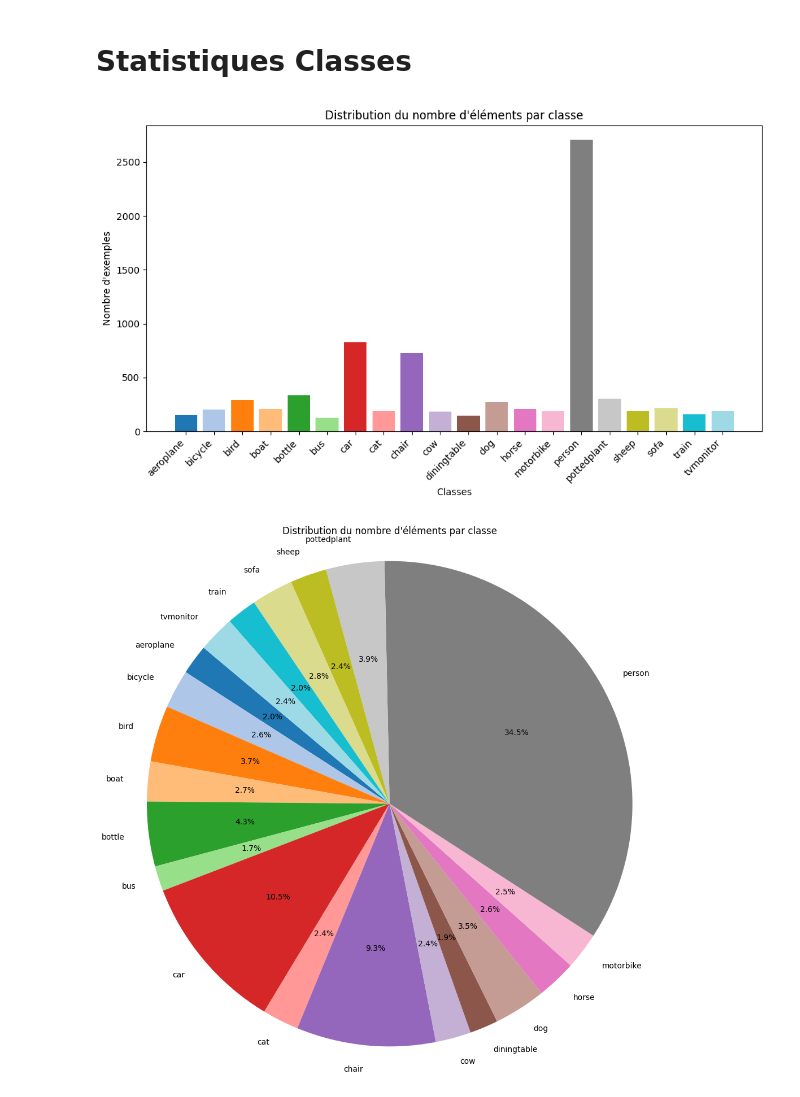
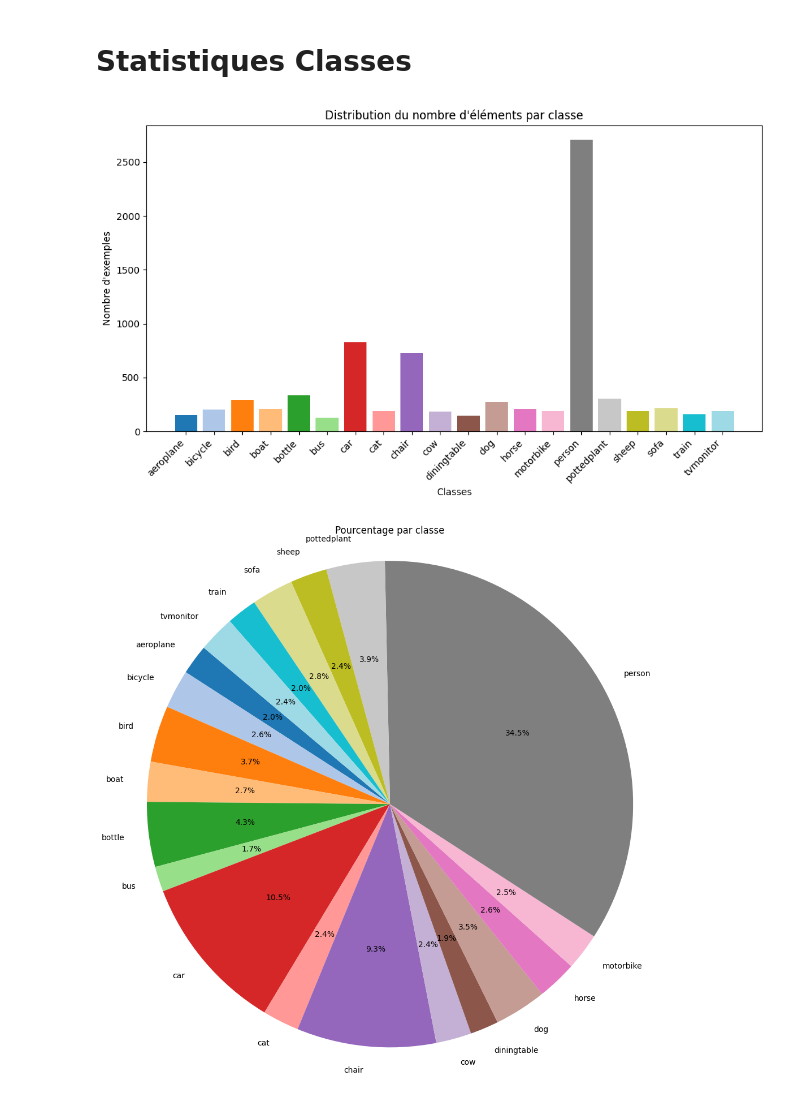
Before and after one commit to OtokoNoKage/Deep-Learning, a Jupyter notebook: Object Detection/YOLO/YOLOV1/Statistics_VOC2007.ipynb, the cells around one changed output. Saved outputs shown, nothing was run; the diff lists cells and outputs as text; code cells hidden in the pictures.

```diff
--- a/Object Detection/YOLO/YOLOV1/Statistics_VOC2007.ipynb
+++ b/Object Detection/YOLO/YOLOV1/Statistics_VOC2007.ipynb
@@ -151,27 +151,27 @@ colors = [cmap(i / num_classes) for i in range(num_classes)]
 # %%
 LABELS = [0] * num_classes
 
 for example in X_train:
     labels = example['objects']['label']
     for label in labels:
         LABELS[label] += 1
 
 plt.figure(figsize=(10, 6))
 plt.bar(range(len(class_names)), LABELS, color=colors)
 plt.xlabel('Classes')
 plt.ylabel('Nombre d\'exemples')
 plt.title('Distribution du nombre d\'éléments par classe')
 plt.xticks(range(len(class_names)), class_names, rotation=45, ha='right')
 plt.tight_layout()
 plt.show()
 
 plt.figure(figsize=(10, 10))
 plt.pie(LABELS, labels=class_names, autopct='%1.1f%%', startangle=140, colors=colors)
-plt.title('Distribution du nombre d\'éléments par classe')
+plt.title('Pourcentage par classe')
 
 plt.axis('equal')
 plt.tight_layout()
 plt.show()
 # %% [output]
 [figure]
-[figure, old version]
+[figure, new version]
```
Also changed, not shown: parts of 1 cell of this notebook, 3 other files.
